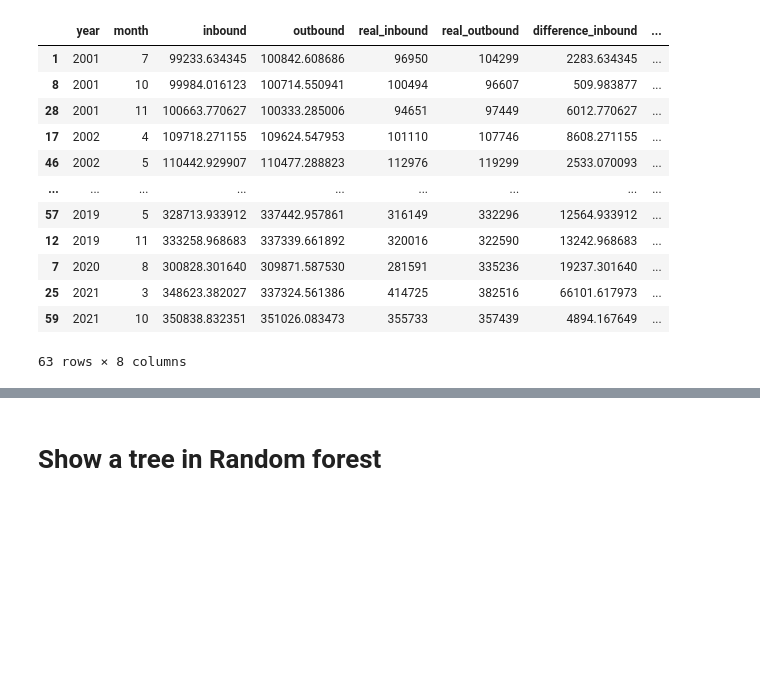
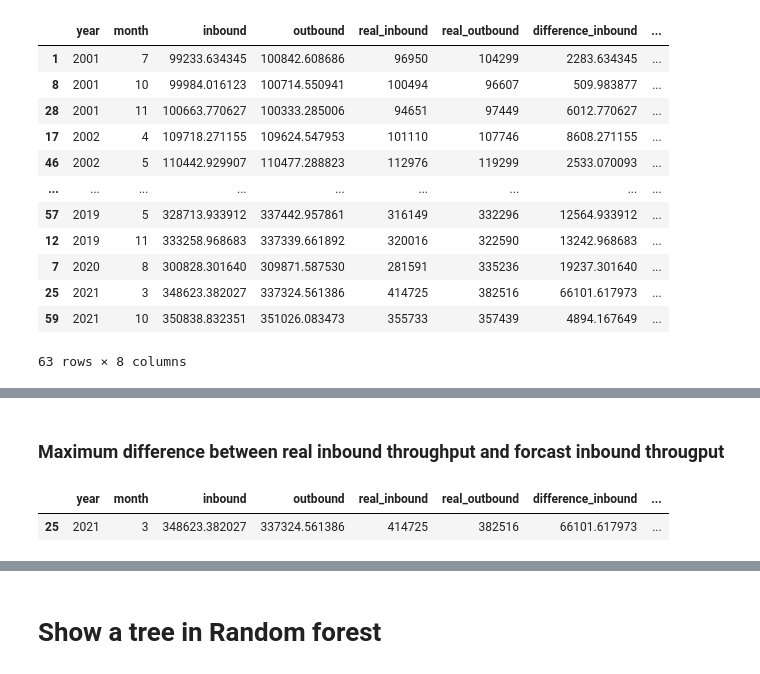
Before and after one commit to n-pitabread/container_forcast, a Jupyter notebook: container-throughput-forcast.ipynb, the cells around one changed output, grey strips where cells are left out. Saved outputs shown, nothing was run; the diff lists cells and outputs as text; code cells hidden in the pictures; blank space fills up the shorter version.

```diff
--- a/container-throughput-forcast.ipynb
+++ b/container-throughput-forcast.ipynb
@@ -275,0 +293,7 @@ prediction_df
+# %% [markdown]
+### Maximum difference between real inbound throughput and forcast inbound througput
+# %%
+prediction_df.loc[prediction_df['difference_inbound'] == prediction_df['difference_inbound'].max()]
+# %% [output]
+|  | year | month | inbound | outbound | real_inbound | real_outbound | difference_inbound | ... |
+| 25 | 2021 | 3 | 348623.382027 | 337324.561386 | 414725 | 382516 | 66101.617973 | ... |
```
Also changed, not shown: parts of 14 cells of this notebook.
